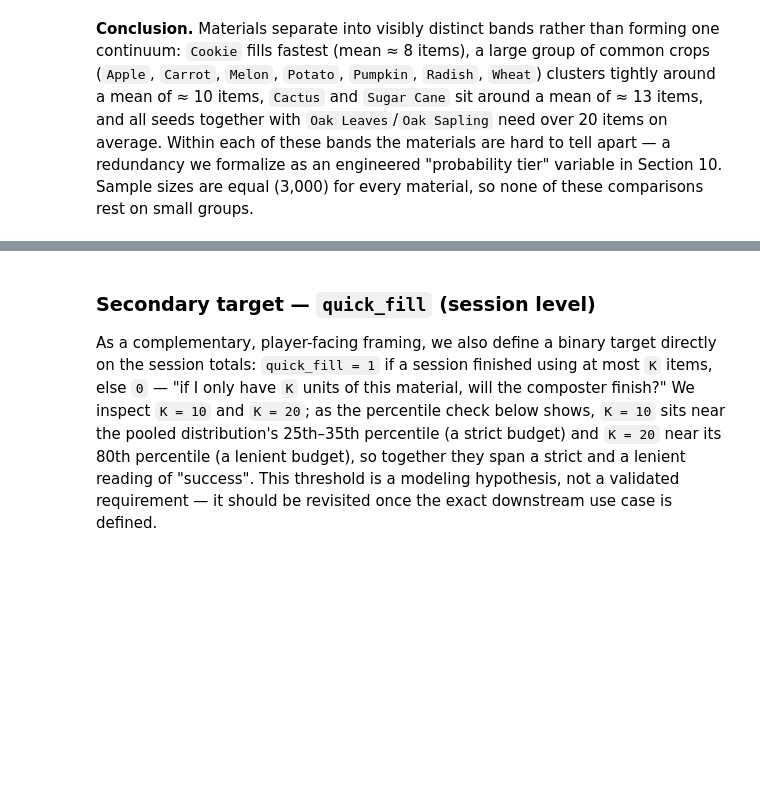
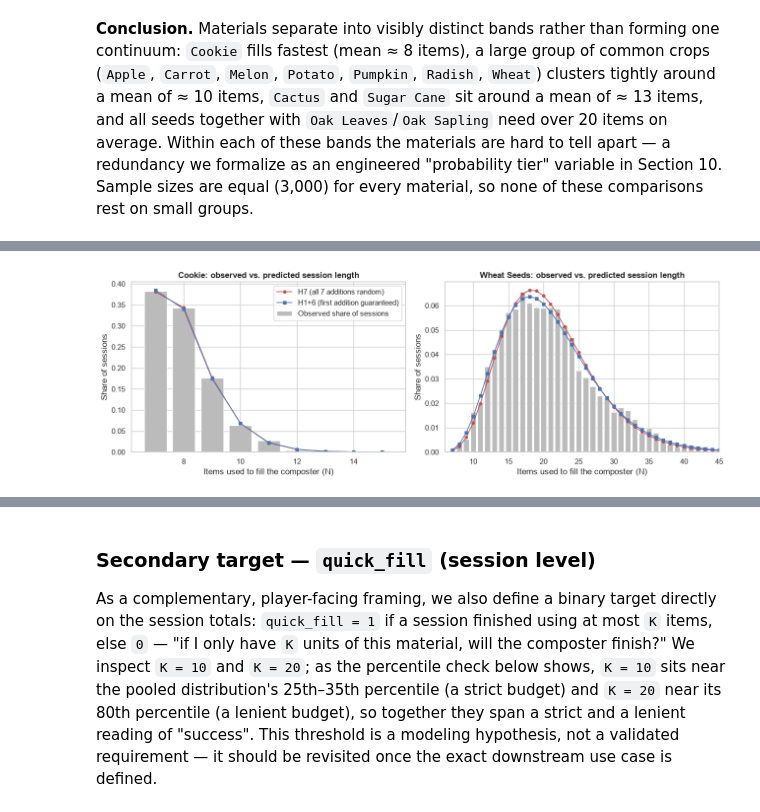
Before and after one commit to errodd/minecraft_composting_success_predictor, a Jupyter notebook: notebooks/01_eda.ipynb, the cells around one changed output, grey strips where cells are left out. Saved outputs shown, nothing was run; the diff lists cells and outputs as text; code cells hidden in the pictures; blank space fills up the shorter version.

```diff
--- a/notebooks/01_eda.ipynb
+++ b/notebooks/01_eda.ipynb
@@ -774,0 +801,24 @@ balance" number for this dataset without saying which granularity it refers to.
+# %%
+SUCCESSES_REQUIRED = int(composting["items_used"].min())
+assert SUCCESSES_REQUIRED == 7, "Unexpected minimum items_used; the analysis below assumes 7 fill levels"
+
+HYPOTHESES = {"H7 (all 7 additions random)": 7, "H1+6 (first addition guaranteed)": 6}
+
+fit_rows = []
+for material, g in composting.groupby("material"):
+    n_failures = g["items_used"].to_numpy() - SUCCESSES_REQUIRED
+    row = {"material": material}
+    for label, r in HYPOTHESES.items():
+        p_mle = r / (r + n_failures.mean())            # MLE of p for a negative binomial with known r
+        row[f"p | {label.split()[0]}"] = p_mle
+        row[f"loglik | {label.split()[0]}"] = stats.nbinom.logpmf(n_failures, r, p_mle).sum()
+        row[f"P(N=7) | {label.split()[0]}"] = p_mle ** r
+    row["P(N=7) observed"] = (n_failures == 0).mean()
+    fit_rows.append(row)
+
+mechanism_fit = pd.DataFrame(fit_rows).set_index("material")
+mechanism_fit["loglik gain (H1+6 - H7)"] = mechanism_fit["loglik | H1+6"] - mechanism_fit["loglik | H7"]
+print(f"Total log-likelihood gain of H1+6 over H7 across all materials: "
+      f"{mechanism_fit['loglik gain (H1+6 - H7)'].sum():,.1f}")
+print(f"Materials where H1+6 fits better: {(mechanism_fit['loglik gain (H1+6 - H7)'] > 0).sum()} / {len(mechanism_fit)}")
+mechanism_fit[["P(N=7) observed", "P(N=7) | H7", "P(N=7) | H1+6", "loglik gain (H1+6 - H7)"]].sort_values("P(N=7) observed")
@@ -774,0 +846,21 @@ balance" number for this dataset without saying which granularity it refers to.
+# %%
+fig, axes = plt.subplots(1, 2, figsize=(13, 4.5))
+for ax, material in zip(axes, ["Cookie", "Wheat Seeds"]):
+    n_used = composting.loc[composting["material"] == material, "items_used"]
+    support = np.arange(SUCCESSES_REQUIRED, n_used.max() + 1)
+    observed = n_used.value_counts(normalize=True).reindex(support, fill_value=0)
+    ax.bar(support, observed.values, color="#BBBBBB", label="Observed share of sessions")
+    for (label, r), marker, color in zip(HYPOTHESES.items(), ["o", "s"], ["#C44E52", "#4C72B0"]):
+        p_mle = r / (r + (n_used - SUCCESSES_REQUIRED).mean())
+        ax.plot(support, stats.nbinom.pmf(support - SUCCESSES_REQUIRED, r, p_mle),
+                marker=marker, markersize=4, linewidth=1.2, color=color, label=label)
+    ax.set_title(f"{material}: observed vs. predicted session length")
+    ax.set_xlabel("Items used to fill the composter (N)")
+    ax.set_ylabel("Share of sessions")
+    if material == "Wheat Seeds":
+        ax.set_xlim(SUCCESSES_REQUIRED - 1, 45)
+axes[0].legend()
+plt.tight_layout()
+plt.show()
+# %% [output]
+[figure, added]
```
Also changed, not shown: parts of 89 cells of this notebook, 6 other files.
